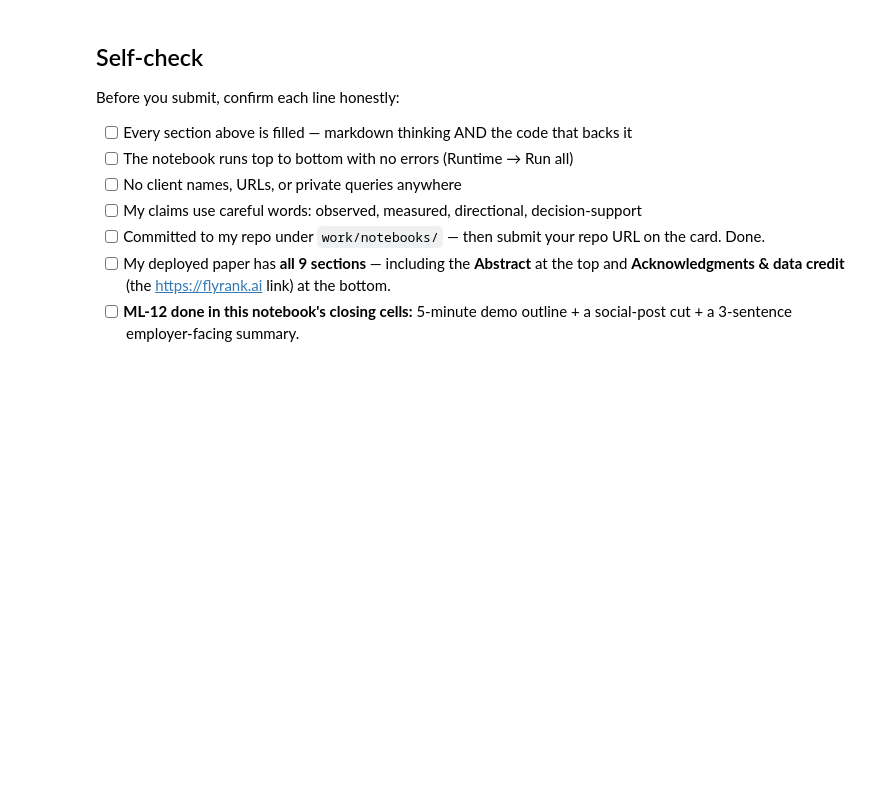
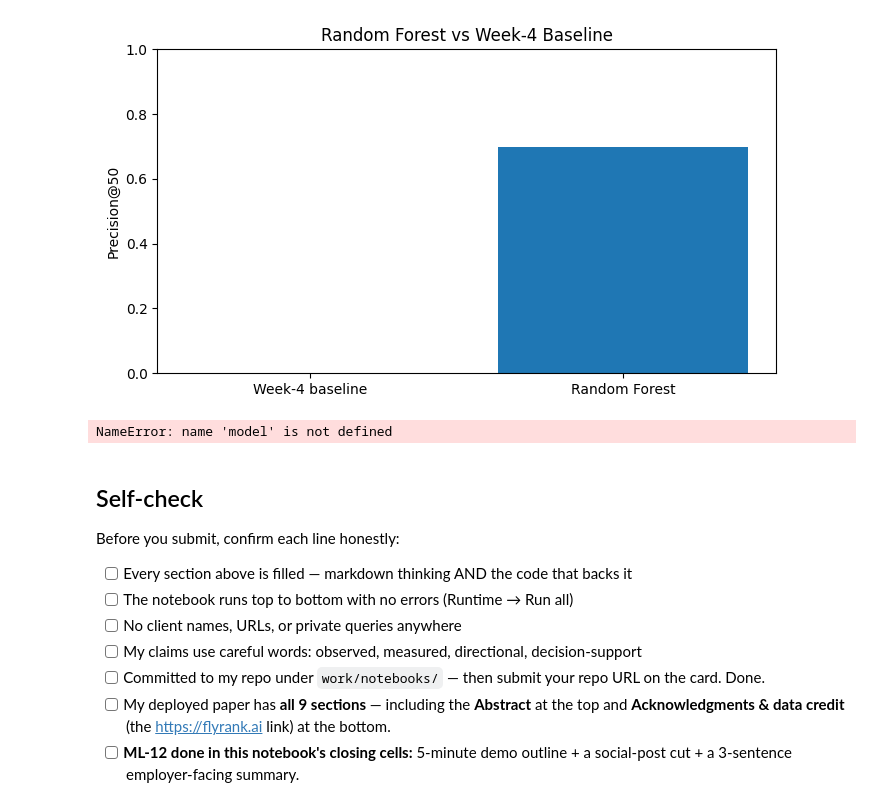
Before and after one commit to oduntanfolake/FlyRank-ML-first-assignment-solution-, a Jupyter notebook: work/notebooks/capstone.ipynb, the cells around one changed output. Cells and saved outputs as stored; diff of their text form; code cells hidden in the pictures; blank space fills up the shorter version.

```diff
--- a/work/notebooks/capstone.ipynb
+++ b/work/notebooks/capstone.ipynb
@@ -36,0 +233,9 @@ This skeleton is yours to fill. Work the sections **in order** — each one has
+# %%
+# Display the already-measured Week-4 baseline vs Random Forest result
+import pandas as pd
+results_vs_baseline = pd.DataFrame({
+    "method": ["Week-4 baseline", "Random Forest"],
+    "Precision@50": [0.00, 0.70]
+})
+
+print(results_vs_baseline)
@@ -37,3 +411,47 @@ This skeleton is yours to fill. Work the sections **in order** — each one has
+# %%
+# Artifact 1: Precision@50 comparison
+
+import matplotlib.pyplot as plt
+
+plt.figure(figsize=(7, 4))
+
+plt.bar(
+    results_vs_baseline["method"],
+    results_vs_baseline["Precision@50"]
+)
+
+plt.ylabel("Precision@50")
+plt.title("Random Forest vs Week-4 Baseline")
+plt.ylim(0, 1)
+
+plt.tight_layout()
+plt.show()
+# %% [output]
+[figure, added]
+# %%
+# Artifact 2: Random Forest feature importance
+import matplotlib.pyplot as plt
+import pandas as pd
+
+importance = pd.DataFrame({
+    "feature": features,
+    "importance": model.feature_importances_
+})
+plt.figure(figsize=(7, 4))
+
+plt.barh(
+    importance["feature"],
+    importance["importance"]
+)
+
+plt.xlabel("Feature importance")
+plt.title("Random Forest Feature Importance")
+plt.gca().invert_yaxis()
+
+plt.tight_layout()
+plt.show()
+# %% [output]
+NameError: name 'model' is not defined
 # %% [markdown]
 ## Self-check
 
```
Also changed, not shown: parts of 24 cells of this notebook.
